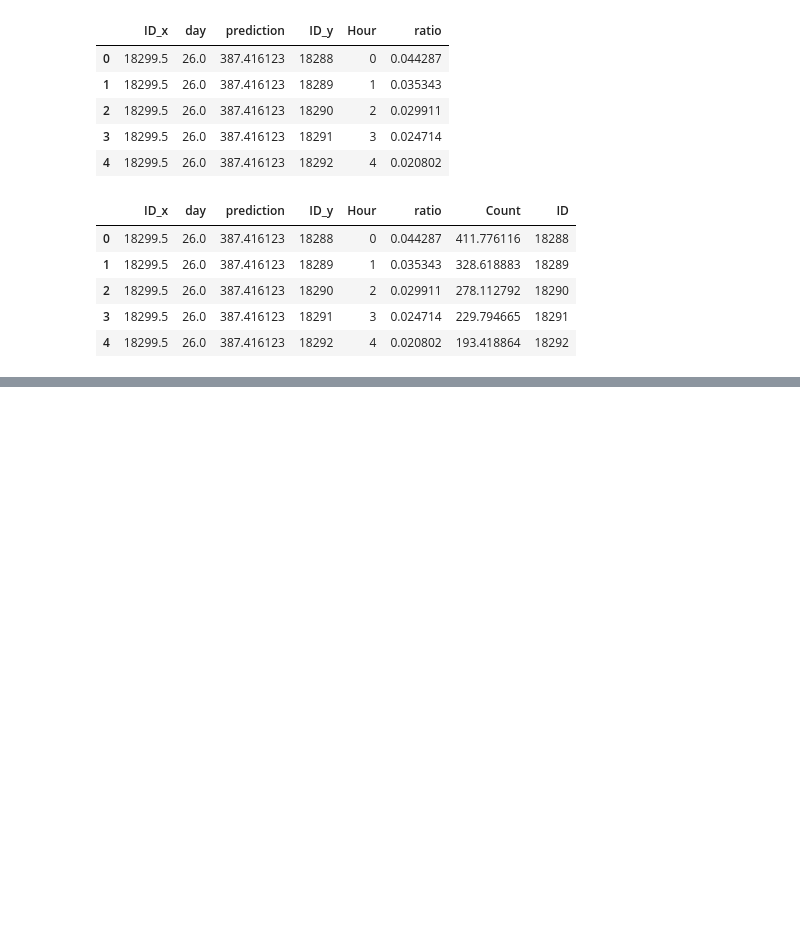
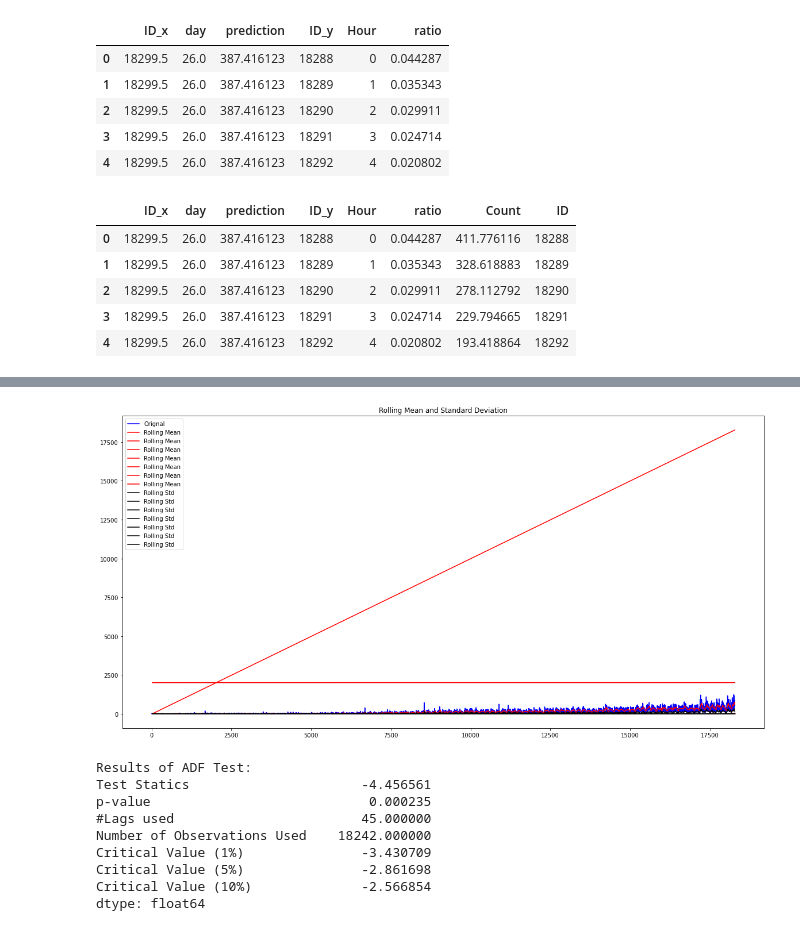
Before and after one commit to AnshuLodha007/Unicorn_Hackathon, a Jupyter notebook: Solution.ipynb, the cells around one changed output, grey strips where cells are left out. Saved outputs shown, nothing was run; the diff lists cells and outputs as text; code cells hidden in the pictures; blank space fills up the shorter version.

```diff
--- a/Solution.ipynb
+++ b/Solution.ipynb
@@ -710,0 +713,29 @@ pd.DataFrame(submission, columns = ['ID', 'Count']).to_csv(fr'C:\Dropbox\GenAI\A
+# %%
+# Checking whether the series is stationary or not.
+
+from statsmodels.tsa.stattools import adfuller
+
+def test_stationarity(timeseries):
+  # Determine rolling statistics
+  rolmean = train_orignal.rolling(24).mean()
+  rolstd = train_orignal.rolling(24).std()
+
+  # PLot rolling stats
+
+  orig = plt.plot(timeseries, color = 'blue', label = 'Orignal')
+  mean = plt.plot(rolmean, color = 'red', label= 'Rolling Mean')
+  std = plt.plot(rolstd, color = 'black', label= 'Rolling Std')
+
+  plt.legend(loc = 'best')
+  plt.title('Rolling Mean and Standard Deviation')
+  plt.show(block = False)
+
+  # Perform ADF Test
+  print('Results of ADF Test: ')
+  dftest = adfuller(timeseries, autolag = 'AIC')
+  dfoutput = pd.Series(dftest[0:4], index= ['Test Statics', 'p-value', '#Lags used', 'Number of Observations Used'])
+
+  for key, value in dftest[4].items():
+    dfoutput['Critical Value (%s)'%key] = value
+
+  print(dfoutput)
@@ -710,0 +751,16 @@ pd.DataFrame(submission, columns = ['ID', 'Count']).to_csv(fr'C:\Dropbox\GenAI\A
+# %%
+from matplotlib.pylab import rcParams
+rcParams['figure.figsize'] = 20, 10
+
+test_stationarity(train_orignal['Count'])
+# %% [output]
+[figure, added]
+Results of ADF Test:
+Test Statics                      -4.456561
+p-value                            0.000235
+#Lags used                        45.000000
+Number of Observations Used    18242.000000
+Critical Value (1%)               -3.430709
+Critical Value (5%)               -2.861698
+Critical Value (10%)              -2.566854
+dtype: float64
```
Also changed, not shown: parts of 17 cells of this notebook.
